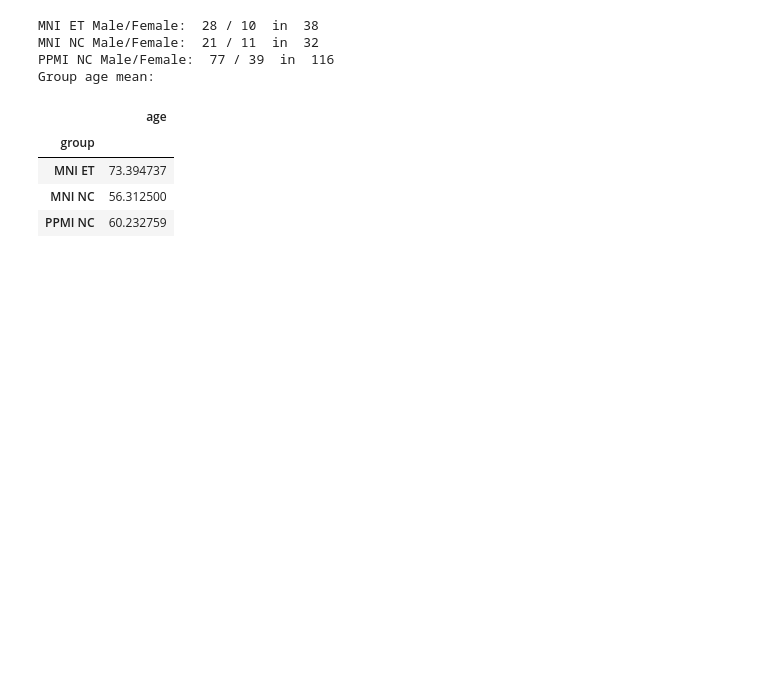
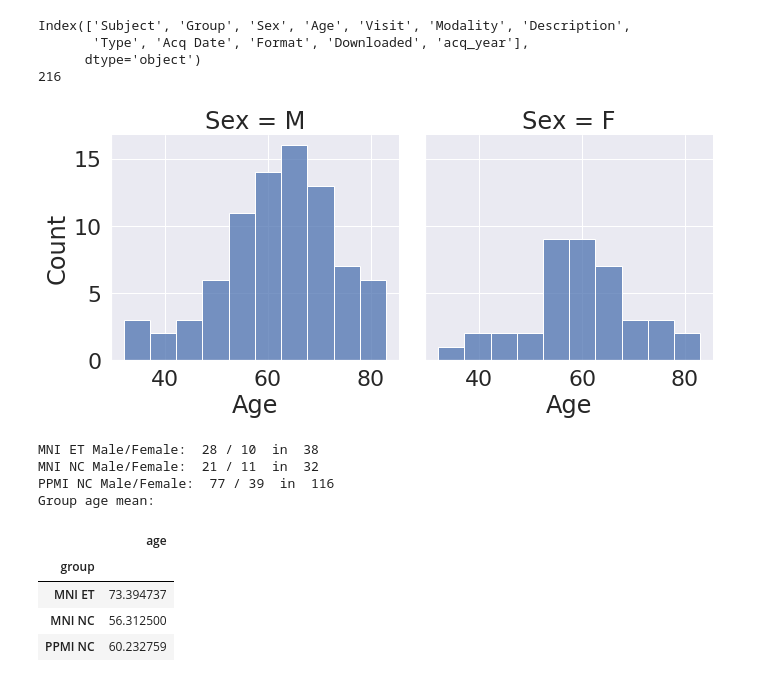
Before and after one commit to Vincent-wq/Replicability-of-PD-ICA, a Jupyter notebook: codes/devel/cerebellum_confounder/ppmi_matching.ipynb, the cells around one changed output. Saved outputs shown, nothing was run; the diff lists cells and outputs as text; code cells hidden in the pictures; blank space fills up the shorter version.

```diff
--- a/codes/devel/cerebellum_confounder/ppmi_matching.ipynb
+++ b/codes/devel/cerebellum_confounder/ppmi_matching.ipynb
@@ -45,3 +109,21 @@ data_tab = pd.concat([mni_et_tab, mni_nc_tab, ppmi_nc_tab])
+# %%
+#matching by
+print(ppmi_tab.columns)
+pd.unique(ppmi_tab['Description'])
+print(len(ppmi_tab))
+ppmi_tab['age_max'] = ppmi_tab.groupby(['Subject'])['Age'].transform(max)
+ppmi_tab = ppmi_tab[ppmi_tab['Age']==ppmi_tab['age_max']]
+ppmi_tab
+sns.set_theme(style="darkgrid")
+sns.set(font_scale=2)
+dist_plt=sns.displot(ppmi_tab, x="Age", col='Sex',
+                     facet_kws=dict(margin_titles=True))
+# %% [output]
+Index(['Subject', 'Group', 'Sex', 'Age', 'Visit', 'Modality', 'Description',
+       'Type', 'Acq Date', 'Format', 'Downloaded', 'acq_year'],
+      dtype='object')
+216
+[figure, added]
 # %%
 # plot distribution
 import matplotlib.pyplot as plt
```
Also changed, not shown: parts of 10 cells of this notebook.
